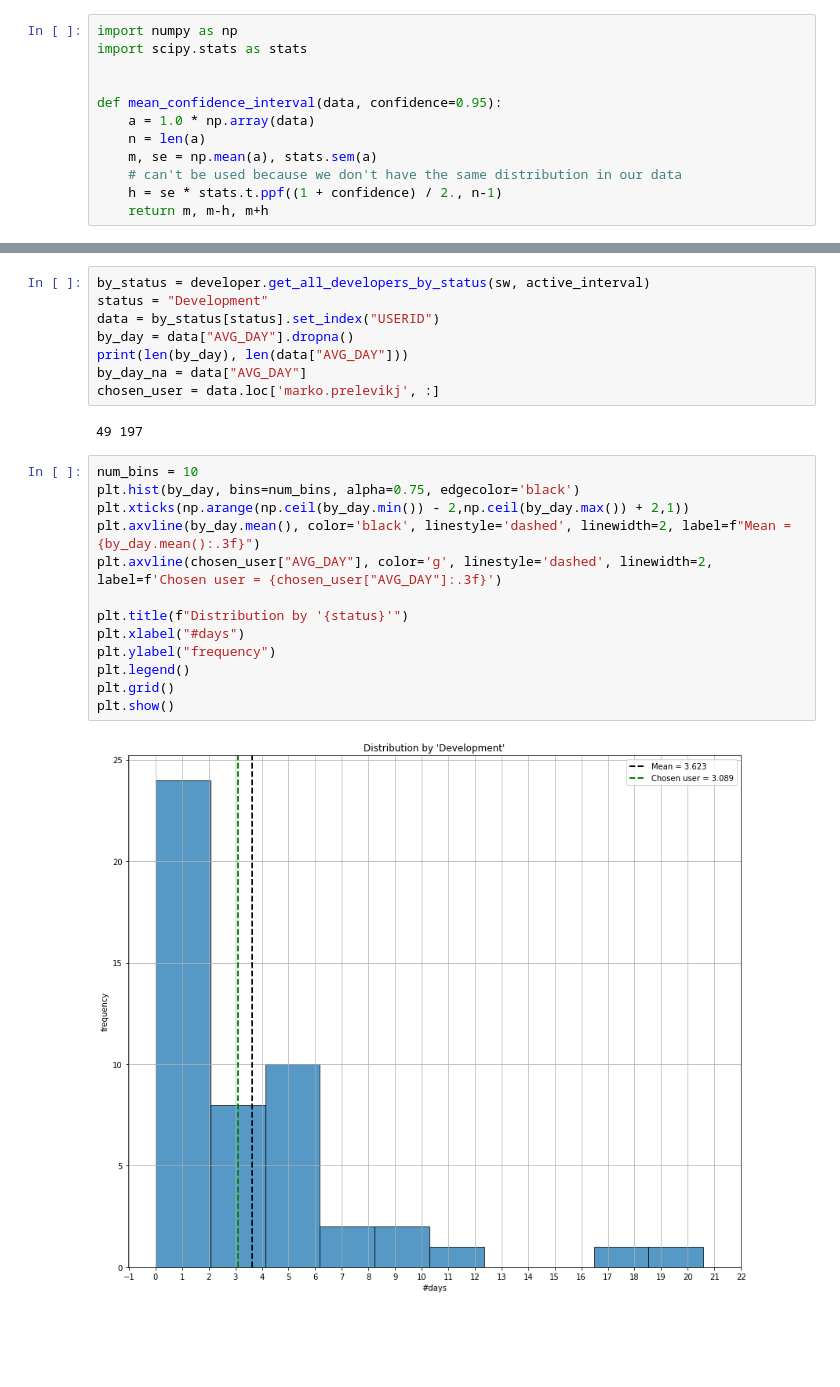
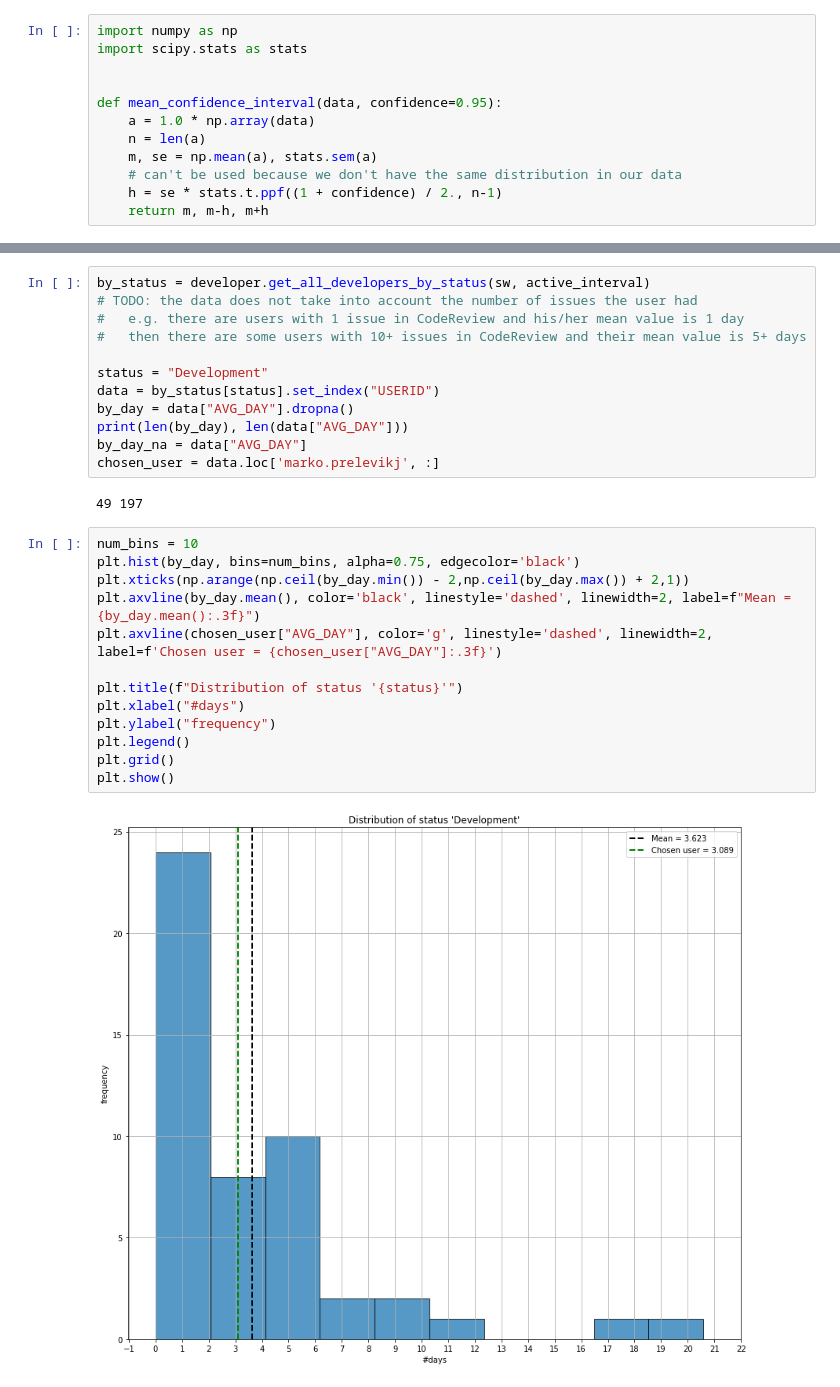
Before and after one commit to pr3mar/thesis, a Jupyter notebook: src/reports/compare_developers.ipynb, the cells around one changed output, grey strips where cells are left out. Drawn from its saved outputs; the diff is of its cells as text; blank space fills up the shorter version.

```diff
--- a/src/reports/compare_developers.ipynb
+++ b/src/reports/compare_developers.ipynb
@@ -41,5 +40,9 @@ print(active_interval)
 # %%
 by_status = developer.get_all_developers_by_status(sw, active_interval)
+# TODO: the data does not take into account the number of issues the user had
+#   e.g. there are users with 1 issue in CodeReview and his/her mean value is 1 day
+#   then there are some users with 10+ issues in CodeReview and their mean value is 5+ days
+
 status = "Development"
 data = by_status[status].set_index("USERID")
 by_day = data["AVG_DAY"].dropna()
@@ -51,18 +54,18 @@ chosen_user = data.loc['marko.prelevikj', :]
 # %%
 num_bins = 10
 plt.hist(by_day, bins=num_bins, alpha=0.75, edgecolor='black')
 plt.xticks(np.arange(np.ceil(by_day.min()) - 2,np.ceil(by_day.max()) + 2,1))
 plt.axvline(by_day.mean(), color='black', linestyle='dashed', linewidth=2, label=f"Mean = {by_day.mean():.3f}")
 plt.axvline(chosen_user["AVG_DAY"], color='g', linestyle='dashed', linewidth=2, label=f'Chosen user = {chosen_user["AVG_DAY"]:.3f}')
 
-plt.title(f"Distribution by '{status}'")
+plt.title(f"Distribution of status '{status}'")
 plt.xlabel("#days")
 plt.ylabel("frequency")
 plt.legend()
 plt.grid()
 plt.show()
 # %% [output]
-[figure, old version]
+[figure, new version]
 # %%
 # plot power law (?)
 sorted_by_day = by_day.sort_values()
```
Also changed, not shown: parts of 3 cells of this notebook.
